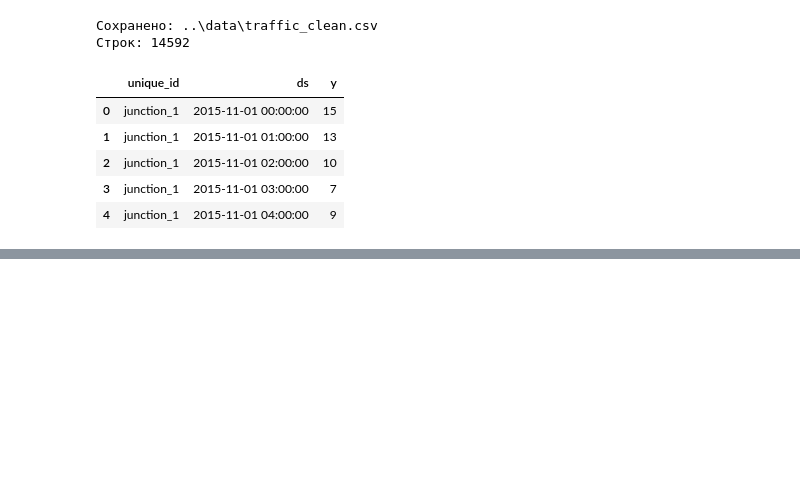
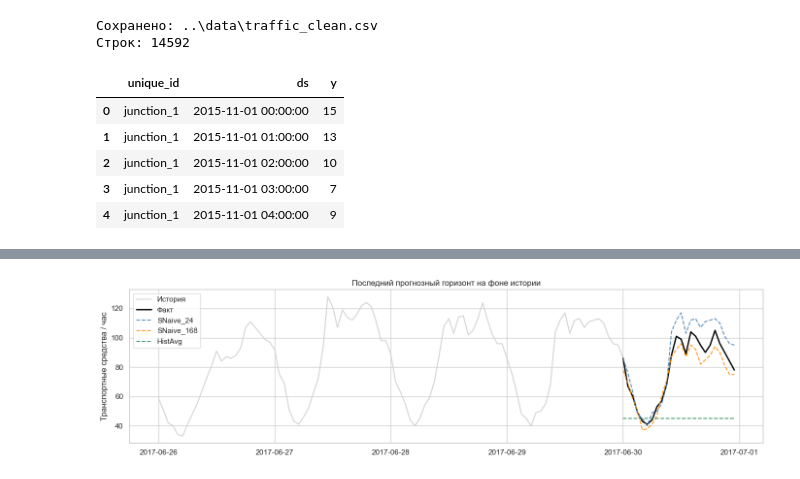
Before and after one commit to AinurGalimzyanov/TrafficForecasting, a Jupyter notebook: notebooks/analysis.ipynb, the cells around one changed output, grey strips where cells are left out. Saved outputs shown, nothing was run; the diff lists cells and outputs as text; code cells hidden in the pictures; blank space fills up the shorter version.

```diff
--- a/notebooks/analysis.ipynb
+++ b/notebooks/analysis.ipynb
@@ -372,0 +388,6 @@ clean.head()
+# %%
+# Загружаем очищенный ряд в формате Nixtla
+CLEAN_PATH = os.path.join('..', 'data', 'traffic_clean.csv')
+sf_df = pd.read_csv(CLEAN_PATH, parse_dates=['ds'])
+print('Строк:', len(sf_df))
+sf_df.head()
@@ -372,0 +422,9 @@ clean.head()
+# %%
+# Кросс-валидация: скользящее окно длиной 24 часа, 7 окон подряд в конце ряда
+cv_base = sf_base.cross_validation(
+    df=sf_df,
+    h=HORIZON,
+    step_size=HORIZON,
+    n_windows=N_WINDOWS,
+)
+cv_base.head()
@@ -372,0 +486,15 @@ clean.head()
+# %%
+# История + прогноз: удобно видеть, откуда модель стартует
+history_tail = sf_df.tail(24 * 5).copy()  # последние 5 суток истории
+fig, ax = plt.subplots(figsize=(14, 4))
+ax.plot(history_tail['ds'], history_tail['y'], color='lightgray', label='История')
+ax.plot(last_window['ds'], last_window['y'], color='black', linewidth=2, label='Факт')
+for m, color in zip(baseline_cols, ['steelblue', 'darkorange', 'seagreen']):
+    ax.plot(last_window['ds'], last_window[m], '--', color=color, label=m, alpha=0.9)
+ax.set_title('Последний прогнозный горизонт на фоне истории')
+ax.set_ylabel('Транспортные средства / час')
+ax.legend()
+plt.tight_layout()
+plt.show()
+# %% [output]
+[figure, added]
```
Also changed, not shown: parts of 6 cells of this notebook.
